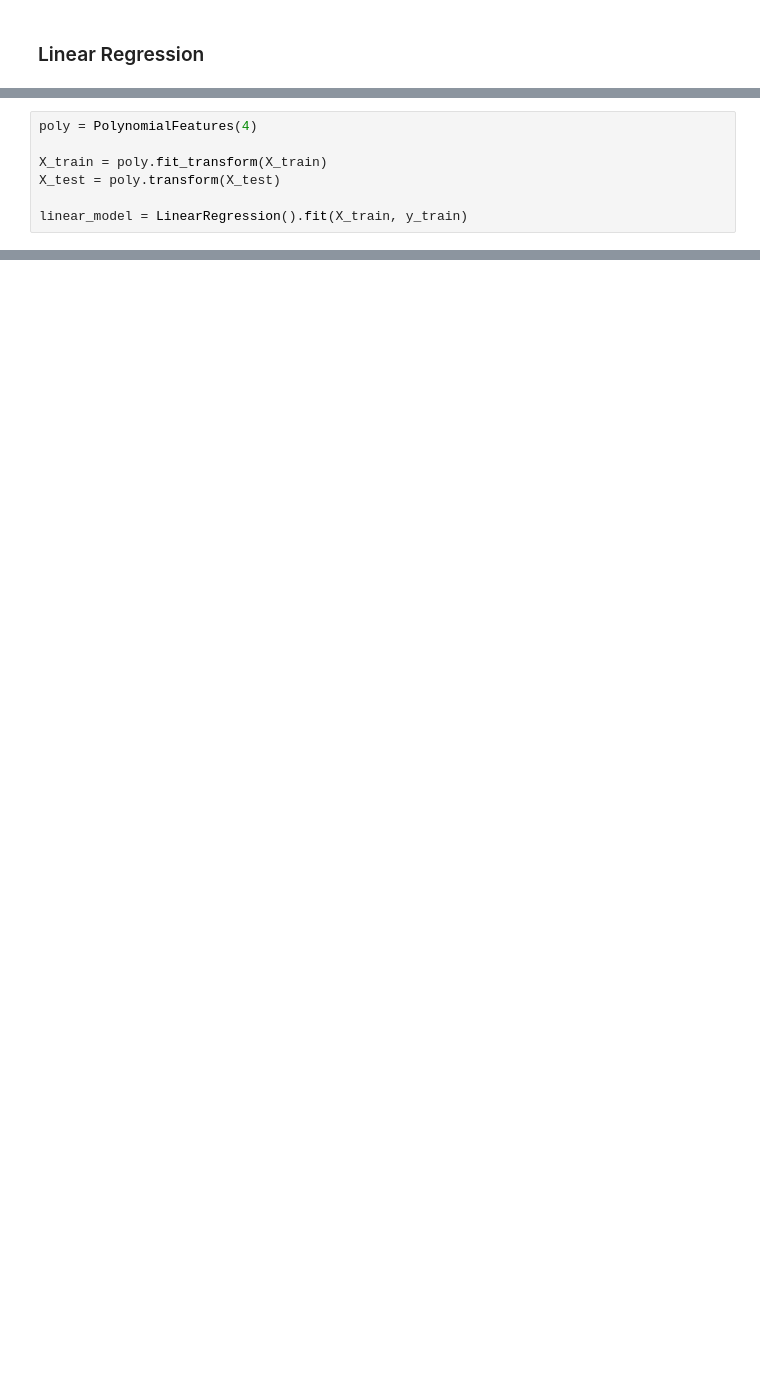
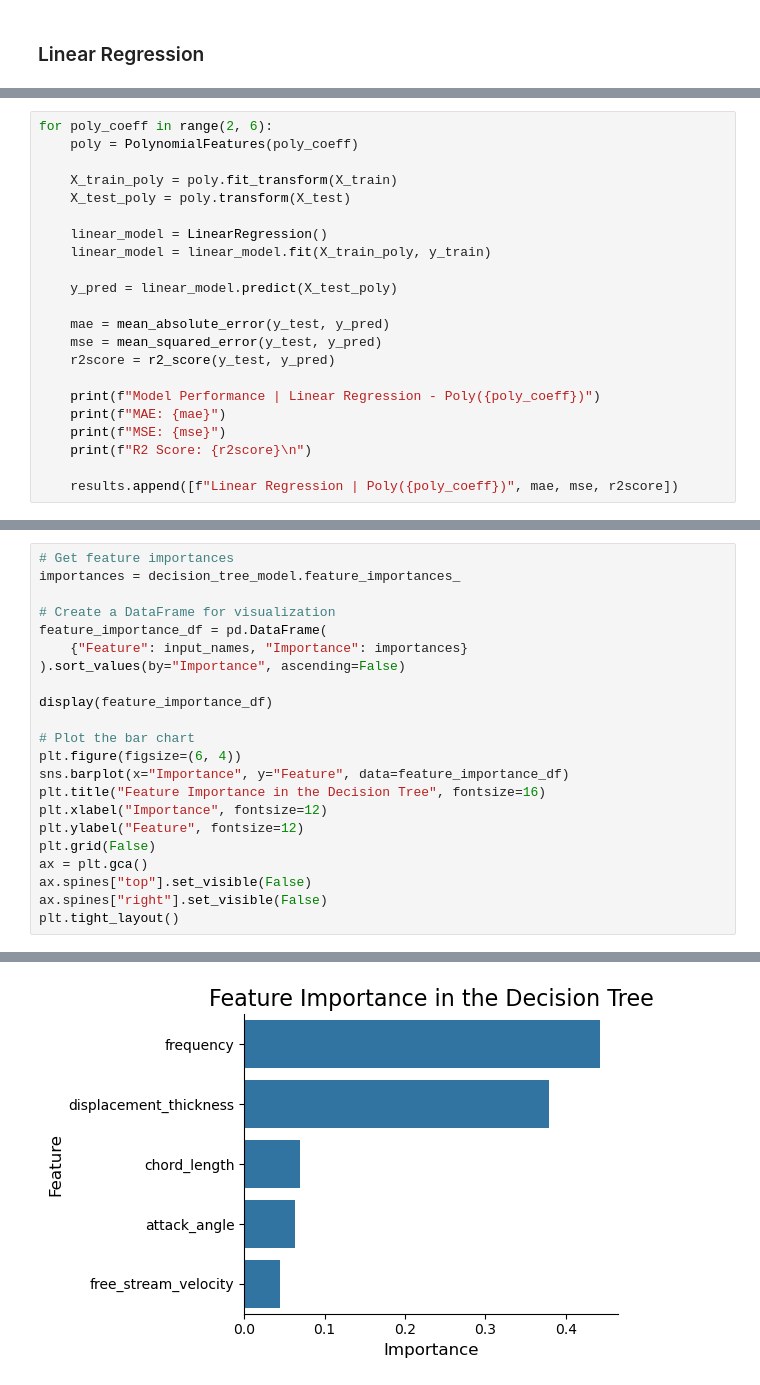
Before and after one commit to thiagoneye/master-machine_learning, a Jupyter notebook: notebooks/final_project.ipynb, the cells around one changed output, grey strips where cells are left out. Saved outputs shown, nothing was run; the diff lists cells and outputs as text; blank space fills up the shorter version.

```diff
--- a/notebooks/final_project.ipynb
+++ b/notebooks/final_project.ipynb
@@ -163,7 +239,22 @@ X_train.shape, y_train.shape, X_test.shape, y_test.shape
 # %%
-poly = PolynomialFeatures(4)
+for poly_coeff in range(2, 6):
+    poly = PolynomialFeatures(poly_coeff)
 
-X_train = poly.fit_transform(X_train)
-X_test = poly.transform(X_test)
+    X_train_poly = poly.fit_transform(X_train)
+    X_test_poly = poly.transform(X_test)
 
-linear_model = LinearRegression().fit(X_train, y_train)
+    linear_model = LinearRegression()
+    linear_model = linear_model.fit(X_train_poly, y_train)
+
+    y_pred = linear_model.predict(X_test_poly)
+
+    mae = mean_absolute_error(y_test, y_pred)
+    mse = mean_squared_error(y_test, y_pred)
+    r2score = r2_score(y_test, y_pred)
+
+    print(f"Model Performance | Linear Regression - Poly({poly_coeff})")
+    print(f"MAE: {mae}")
+    print(f"MSE: {mse}")
+    print(f"R2 Score: {r2score}\n")
+
+    results.append([f"Linear Regression | Poly({poly_coeff})", mae, mse, r2score])
@@ -173,0 +395,23 @@ print(f"R2 Score: {}")
+# %%
+# Get feature importances
+importances = decision_tree_model.feature_importances_
+
+# Create a DataFrame for visualization
+feature_importance_df = pd.DataFrame(
+    {"Feature": input_names, "Importance": importances}
+).sort_values(by="Importance", ascending=False)
+
+display(feature_importance_df)
+
+# Plot the bar chart
+plt.figure(figsize=(6, 4))
+sns.barplot(x="Importance", y="Feature", data=feature_importance_df)
+plt.title("Feature Importance in the Decision Tree", fontsize=16)
+plt.xlabel("Importance", fontsize=12)
+plt.ylabel("Feature", fontsize=12)
+plt.grid(False)
+ax = plt.gca()
+ax.spines["top"].set_visible(False)
+ax.spines["right"].set_visible(False)
+plt.tight_layout()
+# %% [output]
@@ -173,0 +424 @@ print(f"R2 Score: {}")
+[figure, added]
```
Also changed, not shown: parts of 29 cells of this notebook.
